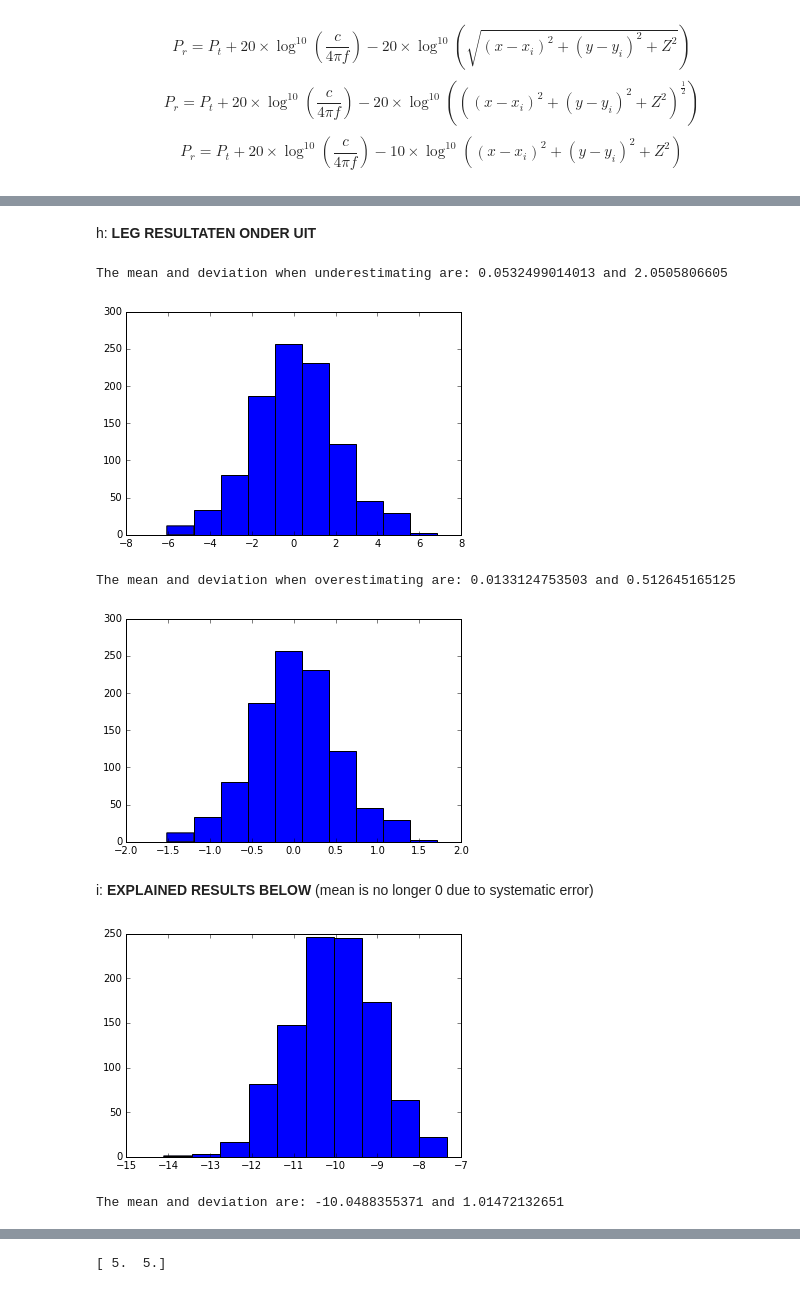
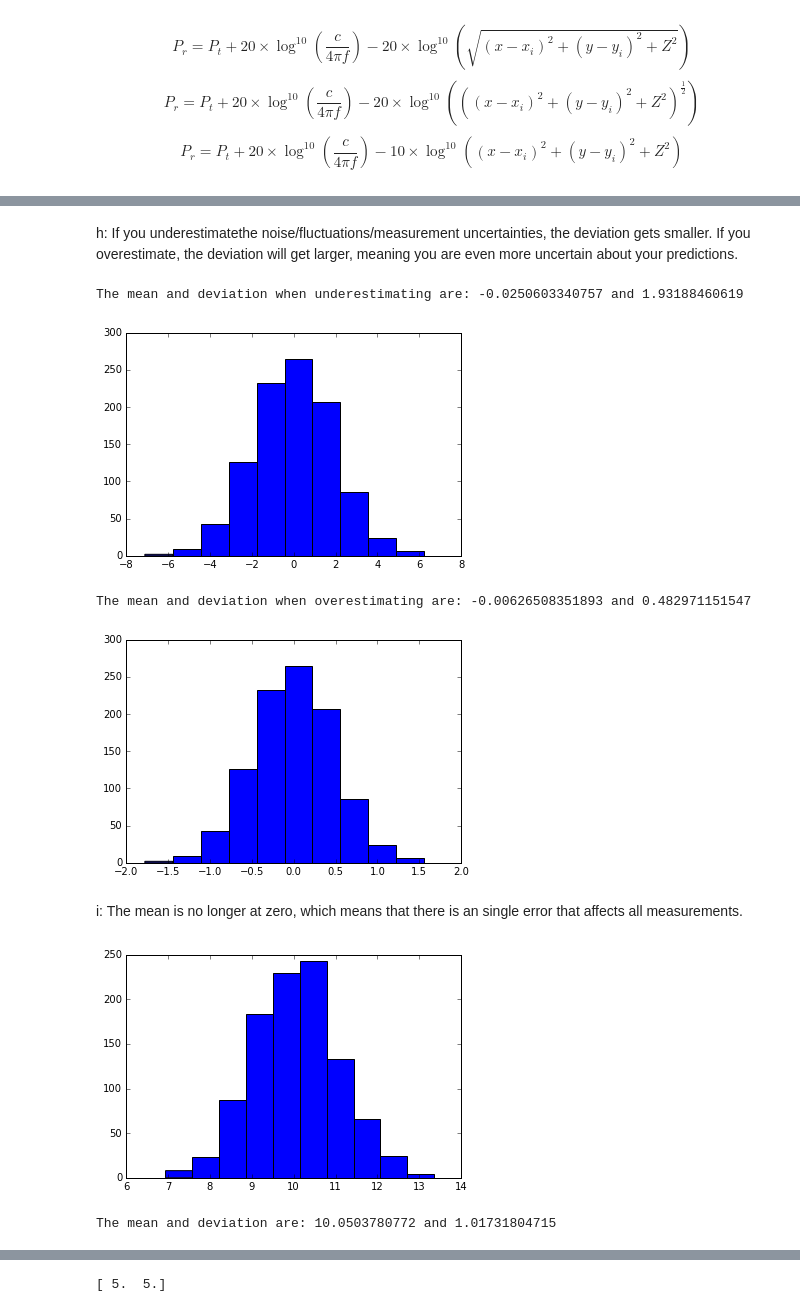
Before and after one commit to S3BASTI3N/WifiTracking, a Jupyter notebook: WifiTracking.ipynb, the cells around one changed output, grey strips where cells are left out. Drawn from its saved outputs; the diff is of its cells as text; code cells hidden in the pictures.

```diff
--- a/WifiTracking.ipynb
+++ b/WifiTracking.ipynb
@@ -63,10 +63,12 @@ def getExpectedStrength(x, y, xi, yi, Z, Pt):
     return (Pt + 20 * np.log10(c/(4*np.pi*f)) -
             10*np.log10(math.pow(x-xi,2) + math.pow(y-yi,2) + math.pow(Z,2)))
 
-def getMeassuredStrength(x, y, xi, yi, Z, Pt, G, sigma):
+def getMeassuredStrength(x, y, xi, yi, Z, Pt, G, sigma, noise=None):
+    if(not noise):
+        noise = np.random.normal(0, sigma);
     return (Pt + G * np.log10(c/(4*np.pi*f)) -
             10*np.log10(math.pow(x-xi,2) + math.pow(y-yi,2) + math.pow(Z,2)) +
-            np.random.normal(0, sigma))
+            noise)
 Z = 2
 G = 20
 
@@ -87,7 +89,8 @@ The mean and deviation are: 0.00406697237745 and 0.975927377485
-# %% [markdown]
-h: **LEG RESULTATEN ONDER UIT**
+# %% [markdown]
+h: If you underestimatethe noise/fluctuations/measurement uncertainties, the deviation gets smaller. If you overestimate, the deviation will get larger, meaning you are even more uncertain about your predictions.
 # %%
 sigma = 2
+G = 20
 expectedStrength = getExpectedStrength(20, 0, 0, 0, Z, 0)
 meassurements = [getMeassuredStrength(20, 0, 0, 0, Z, 0, G, sigma) for x in range(1000)]
 
@@ -107,27 +110,27 @@ print("The mean and deviation when overestimating are:", mean, "and", mu)
 plt.hist(nRisiduals, bins=10)
 plt.show()
 # %% [output]
-The mean and deviation when underestimating are: 0.0532499014013 and 2.0505806605
+The mean and deviation when underestimating are: -0.0250603340757 and 1.93188460619
-[figure, old version]
+[figure, new version]
-The mean and deviation when overestimating are: 0.0133124753503 and 0.512645165125
+The mean and deviation when overestimating are: -0.00626508351893 and 0.482971151547
-[figure, old version]
+[figure, new version]
-# %% [markdown]
-i: **EXPLAINED RESULTS BELOW** (mean is no longer 0 due to systematic error)
+# %% [markdown]
+i: The mean is no longer at zero, which means that there is an single error that affects all measurements.
 # %%
-G = 25
+G = 15
 
 sigma = 1
 expectedStrength = getExpectedStrength(20, 0, 0, 0, Z, 0)
 meassurements = [getMeassuredStrength(20, 0, 0, 0, Z, 0, G, sigma) for x in range(1000)]
 nRisiduals = (meassurements - expectedStrength)/sigma
 plt.hist(nRisiduals, bins=10)
 plt.show()
 
 mean = np.mean(nRisiduals)
 mu = np.std(nRisiduals)
 
 print("The mean and deviation are:", mean, "and", mu)
 # %% [output]
-[figure, old version]
+[figure, new version]
-The mean and deviation are: -10.0488355371 and 1.01472132651
+The mean and deviation are: 10.0503780772 and 1.01731804715
 # %% [markdown]
```
Also changed, not shown: parts of 28 cells of this notebook.
